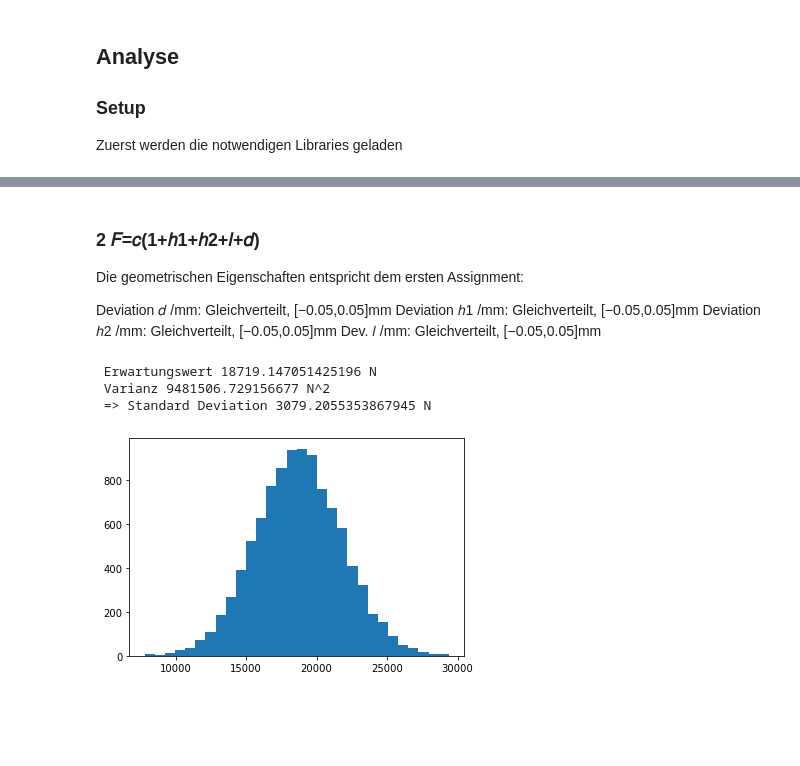
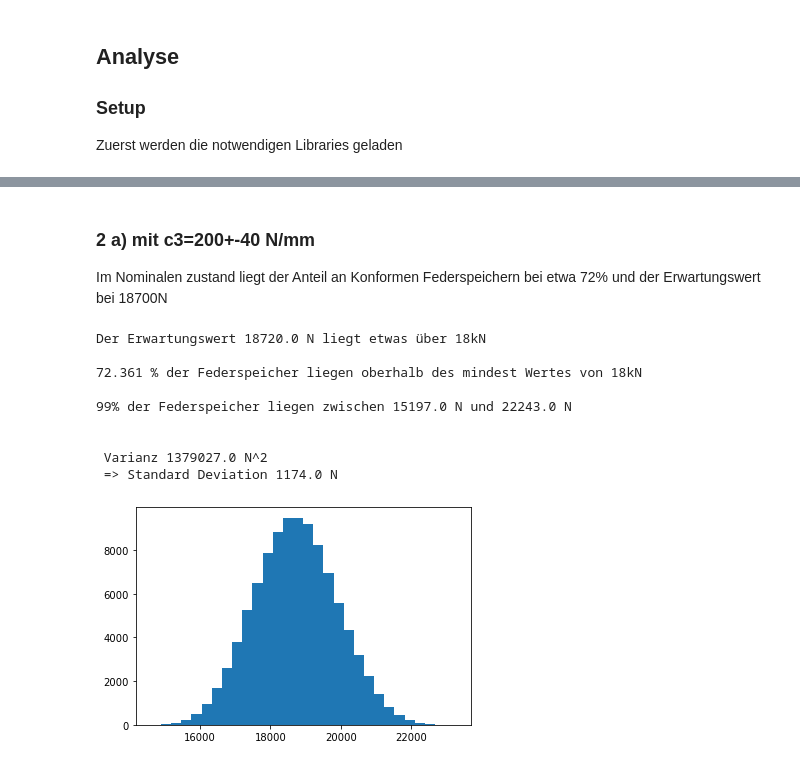
Before and after one commit to FHAC-MdQM/monte-carlo-simulation-Lumimi9, a Jupyter notebook: MonteCarlo.ipynb, the cells around one changed output, grey strips where cells are left out. Saved outputs shown, nothing was run; the diff lists cells and outputs as text; code cells hidden in the pictures; blank space fills up the shorter version.

```diff
--- a/MonteCarlo.ipynb
+++ b/MonteCarlo.ipynb
@@ -108,27 +115,36 @@ print(' Erwartungswert',avg_cb,'N/mm (',avg_c-avg_cb,')  \n Varianz', var_cb, '(
-# %% [markdown]
-### 2 𝐹=𝑐(1+ℎ1+ℎ2+𝑙+𝑑)
-Die geometrischen Eigenschaften entspricht dem ersten Assignment:
-
-Deviation  𝑑 /mm: Gleichverteilt,  [−0.05,0.05]mm
-Deviation  ℎ1 /mm: Gleichverteilt,  [−0.05,0.05]mm
-Deviation  ℎ2 /mm: Gleichverteilt,  [−0.05,0.05]mm
-Dev.  𝑙 /mm: Gleichverteilt,  [−0.05,0.05]mm
+# %% [markdown]
+### 2 a) mit c3=200+-40 N/mm
+
+Im Nominalen zustand liegt der Anteil an Konformen Federspeichern bei etwa 72% und der Erwartungswert bei 18700N
 # %%
-d = rng.uniform(low = -0.05, high =0.05, size = (N,8))
-h1 = rng.uniform(low = -0.05, high =0.05, size = (N,8))
-h2 = rng.uniform(low = -0.05, high =0.05, size = (N,8))
-l= rng.uniform(low = -0.05, high =0.05, size = (N,8))
+d = rng.uniform(low = -0.05, high =0.05, size = N)
+h1 = rng.uniform(low = -0.05, high =0.05, size = N)
+h2 = rng.uniform(low = -0.05, high =0.05, size = N)
+l= rng.uniform(low = -0.05, high =0.05, size = N)
 i=2.6
-F=c*2*i*(1+np.sum(d, axis = 1)+np.sum(h1, axis = 1)+np.sum(h2, axis = 1)+np.sum(l, axis = 1))
+Fa=c*2*i*(1+d+h1+h2+l)
 
-plt.hist(F, bins = 30)
+plt.hist(Fa, bins = 30)
 
-avg_F=np.mean(F)
-var_F=np.var(F)
-std_F=np.std(F)
-print(' Erwartungswert', avg_F, 'N \n Varianz', var_F, 'N^2 \n => Standard Deviation', std_F,'N')
+avg_Fa=np.mean(Fa)
+var_Fa=np.var(Fa)
+std_Fa=np.std(Fa)
+realm_Fa=np.mean(Fa) - 3*np.std(Fa)
+realp_Fa=np.mean(Fa) + 3*np.std(Fa)
+
+print('Der Erwartungswert', np.round(avg_Fa), 'N liegt etwas über 18kN \n')
+print(len(Fa[Fa>18000])*100/N, '% der Federspeicher liegen oberhalb des mindest Wertes von 18kN \n')
+print('99% der Federspeicher liegen zwischen', np.round(realm_Fa), 'N und', np.round(realp_Fa),'N \n')
+
+print('\n Varianz', np.round(var_Fa), 'N^2 \n => Standard Deviation', np.round(std_Fa),'N')
 # %% [output]
- Erwartungswert 18719.147051425196 N
- Varianz 9481506.729156677 N^2
- => Standard Deviation 3079.2055353867945 N
+Der Erwartungswert 18720.0 N liegt etwas über 18kN
+
+72.361 % der Federspeicher liegen oberhalb des mindest Wertes von 18kN
+
+99% der Federspeicher liegen zwischen 15197.0 N und 22243.0 N
+
+
+ Varianz 1379027.0 N^2
+ => Standard Deviation 1174.0 N
-[figure, old version]
+[figure, new version]
```
Also changed, not shown: parts of 14 cells of this notebook.
